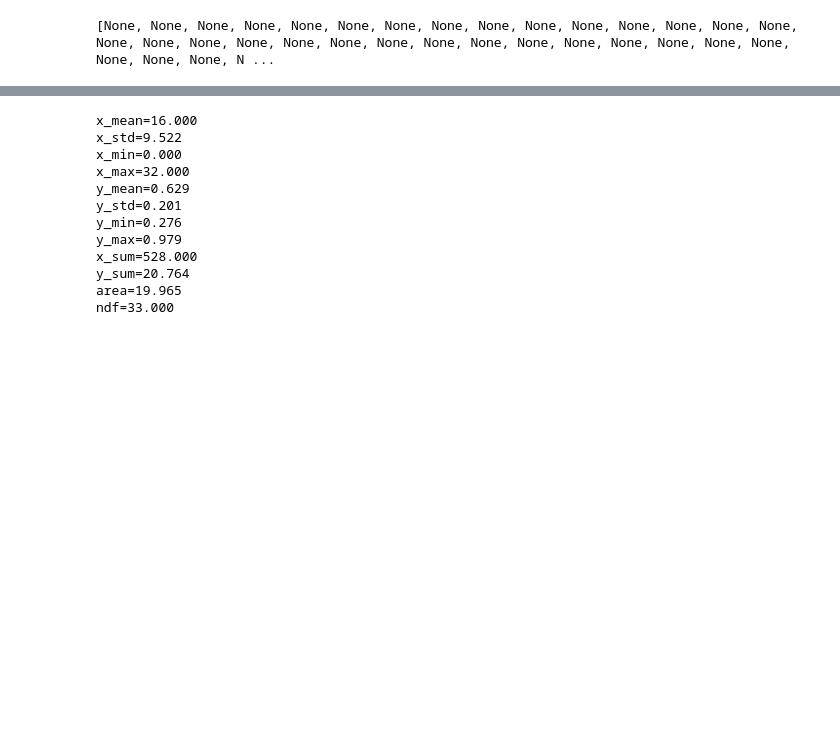
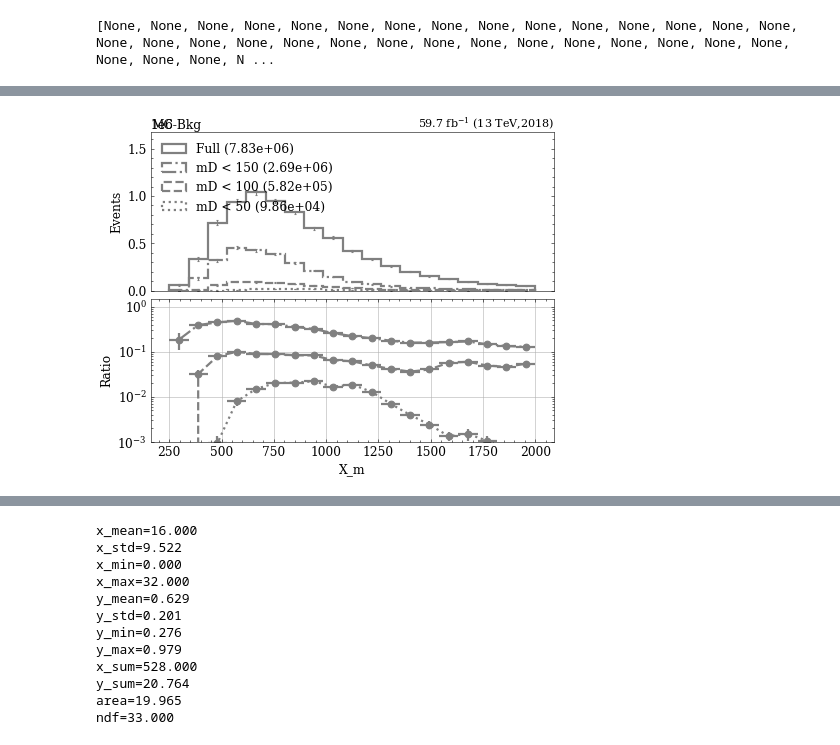
Before and after one commit to ekoenig4/analysis, a Jupyter notebook: jupyter/feynnet/x_yy_4h_8b/feynnet_bkg_model_extsig.ipynb, the cells around one changed output, grey strips where cells are left out. Saved outputs shown, nothing was run; the diff lists cells and outputs as text; code cells hidden in the pictures; blank space fills up the shorter version.

```diff
--- a/jupyter/feynnet/x_yy_4h_8b/feynnet_bkg_model_extsig.ipynb
+++ b/jupyter/feynnet/x_yy_4h_8b/feynnet_bkg_model_extsig.ipynb
@@ -49,0 +58,15 @@ def fully_reconstructed(t):
+# %%
+study.compare_masks(
+    [],bkg,
+    label=['Full','mD < 150','mD < 100','mD < 50'],
+    masks =[None, lambda t : higgs_m_chi2(t) < 150, lambda t : higgs_m_chi2(t) < 100, lambda t : higgs_m_chi2(t) < 50],
+    varlist=['X_m'],
+    binlist=[(250,2000,20)],
+    legend=True,
+
+    ratio=True, r_inv=True, r_log=True, r_ylim=(1e-3,1.5),
+    r_size="90%",
+    # efficiency=True,
+)
+# %% [output]
+[figure, added]
```
Also changed, not shown: parts of 18 cells of this notebook, 6 other files.
